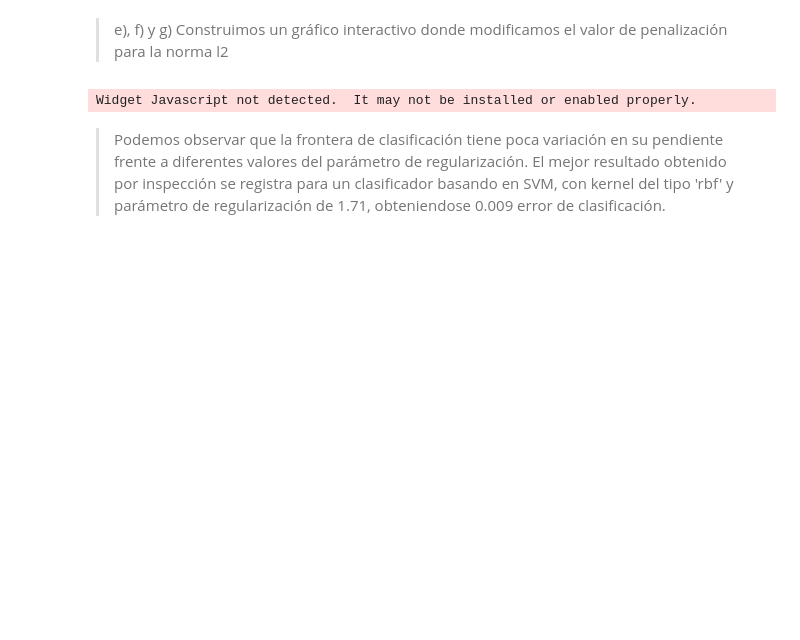
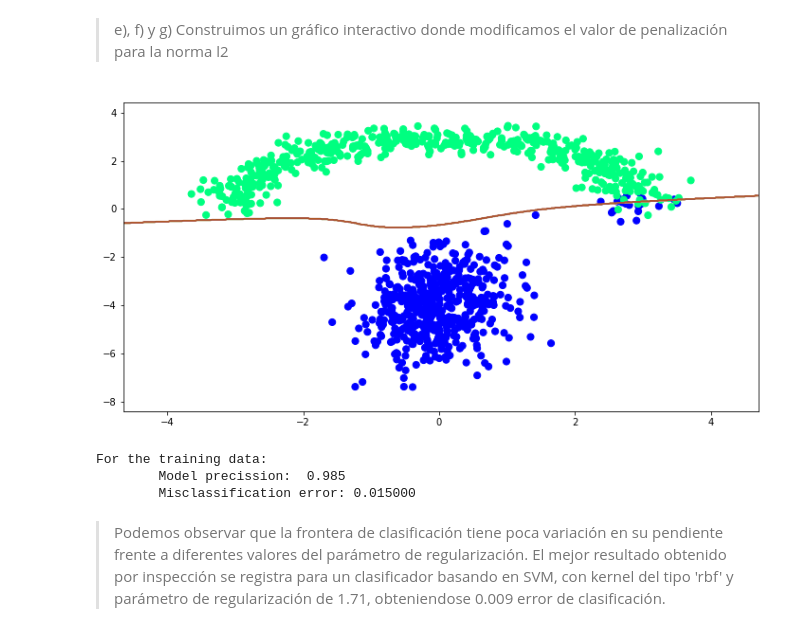
Before and after one commit to TattooeDeer/Tarea-2-ML, a Jupyter notebook: Tarea 2.ipynb, the cells around one changed output. Cells and saved outputs as stored; diff of their text form; code cells hidden in the pictures; blank space fills up the shorter version.

```diff
--- a/Tarea 2.ipynb
+++ b/Tarea 2.ipynb
@@ -199,12 +199,17 @@ Misclassification loss for LDA: 0.019000
 # %%
 # definimos el rango de valores de penalización
 p_min = 0.01
 p_max = 10.0
 learners = {'SVM': 'SVM', 'Regresión Logistica': 'LR'}
 kernels = {'lineal':'linear', 'rbf':'rbf', 'polinomial':'poly', 'sigmoid':'sigmoid'}
+X_visualize = X
+y_visualize = y
 interactive(visualize_border_interactive, param = (p_min,p_max), learner = learners, krnl = kernels)
 # %% [output]
+[figure, added]
-Widget Javascript not detected.  It may not be installed or enabled properly.
+For the training data:
+        Model precission:  0.985
+        Misclassification error: 0.015000
 # %% [markdown]
 > Podemos observar que la frontera de clasificación tiene poca variación en su pendiente frente a diferentes valores del parámetro de regularización. El mejor resultado obtenido por inspección se registra para un clasificador basando en SVM, con kernel del tipo 'rbf' y parámetro de regularización de 1.71, obteniendose 0.009 error de clasificación.
 # %% [markdown]
```
Also changed, not shown: parts of 26 cells of this notebook, 1 other file.
